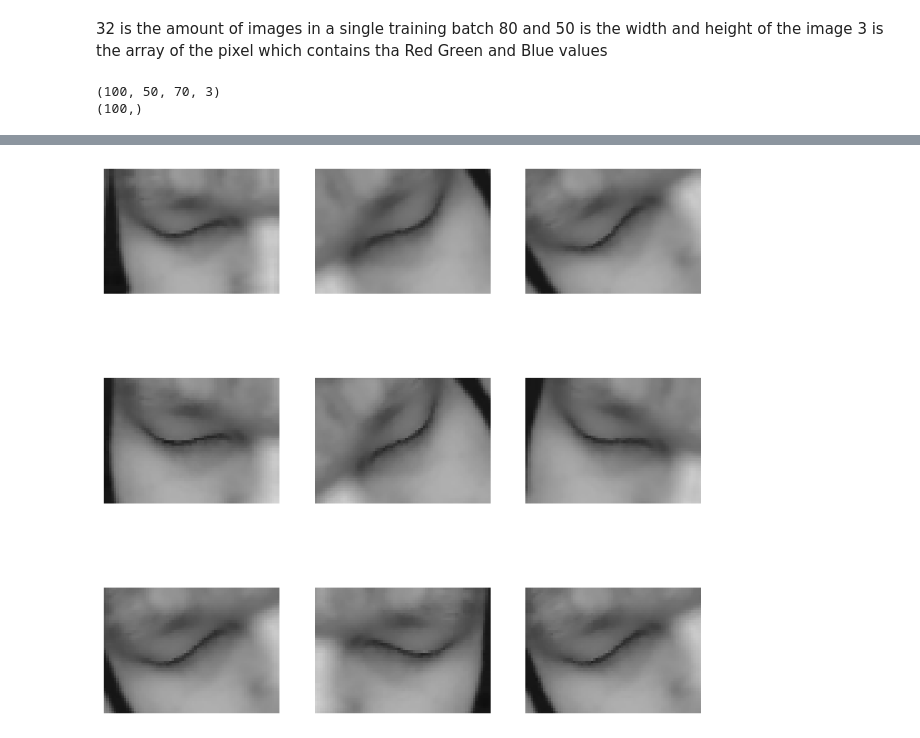
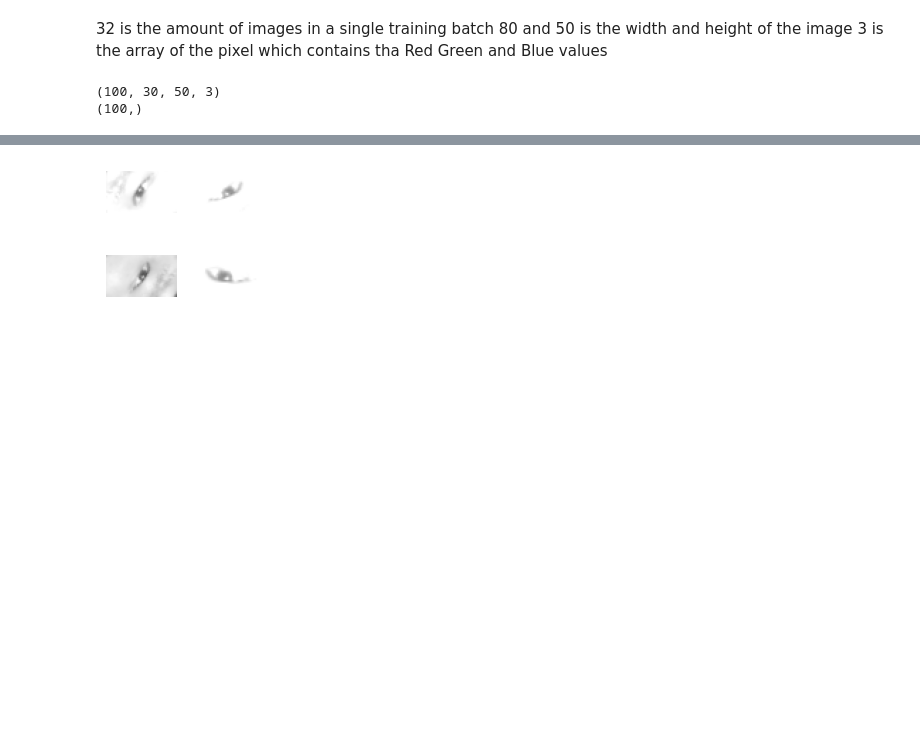
Before and after one commit to SorataBaka/year-4-research, a Jupyter notebook: dataset_builder/model_training.ipynb, the cells around one changed output, grey strips where cells are left out. Cells and saved outputs as stored; diff of their text form; code cells hidden in the pictures; blank space fills up the shorter version.

```diff
--- a/dataset_builder/model_training.ipynb
+++ b/dataset_builder/model_training.ipynb
@@ -24,13 +24,13 @@ PIL.Image.open(str(eyes_open[0]))
 [figure]
 # %%
 batch_size = 100
-img_height = 50
-img_width = 70
+img_height = 30
+img_width = 50
 # %%
 
 training_dataset = tf.keras.utils.image_dataset_from_directory(
   data_dir,
-  validation_split = 0.3,
+  validation_split = 0.2,
   subset = "training",
   seed=123,
   image_size = (img_height, img_width),
@@ -41,7 +41,7 @@ training_dataset = tf.keras.utils.image_dataset_from_directory(
 )
 validation_dataset = tf.keras.utils.image_dataset_from_directory(
   data_dir,
-  validation_split = 0.3,
+  validation_split = 0.2,
   subset = "validation",
   seed = 123,
   image_size = (img_height, img_width),
@@ -83,7 +83,7 @@ for image_batch, labels_batch in training_dataset:
   print(labels_batch.shape)
   break
 # %% [output]
-(100, 50, 70, 3)
+(100, 30, 50, 3)
 (100,)
 # %%
 AUTOTUNE = tf.data.AUTOTUNE
@@ -94,22 +94,23 @@ validation_dataset = validation_dataset.cache().shuffle(1000).prefetch(buffer_si
 normalization_layer = layers.Rescaling(1./255)
 data_augmentation = keras.Sequential(
   [
-    layers.RandomFlip("horizontal",
+    layers.RandomFlip("horizontal_and_vertical",
                       input_shape=(img_height,
                                   img_width,
                                   3)),
-    layers.RandomRotation(0.1),
-    layers.RandomZoom(0.1),
+    layers.RandomRotation(0.2),
+    layers.RandomZoom(0.4),
+    layers.RandomBrightness(0.4),
   ]
 )
 # %%
 classes_amount = len(class_names)
 # %%
-plt.figure(figsize=(10, 10))
+plt.figure(figsize=(2, 2))
 for images, _ in training_dataset.take(1):
-  for i in range(9):
+  for i in range(4):
     augmented_images = data_augmentation(images)
-    ax = plt.subplot(3, 3, i + 1)
+    ax = plt.subplot(2, 2, i + 1)
     plt.imshow(augmented_images[0].numpy().astype("uint8"))
     plt.axis("off")
 # %% [output]
@@ -117,4 +118,4 @@ for images, _ in training_dataset.take(1):
-[figure, old version]
+[figure, new version]
 # %%
 tf.keras.backend.clear_session()
 model = Sequential([
```
Also changed, not shown: parts of 8 cells of this notebook, 26 other files.
